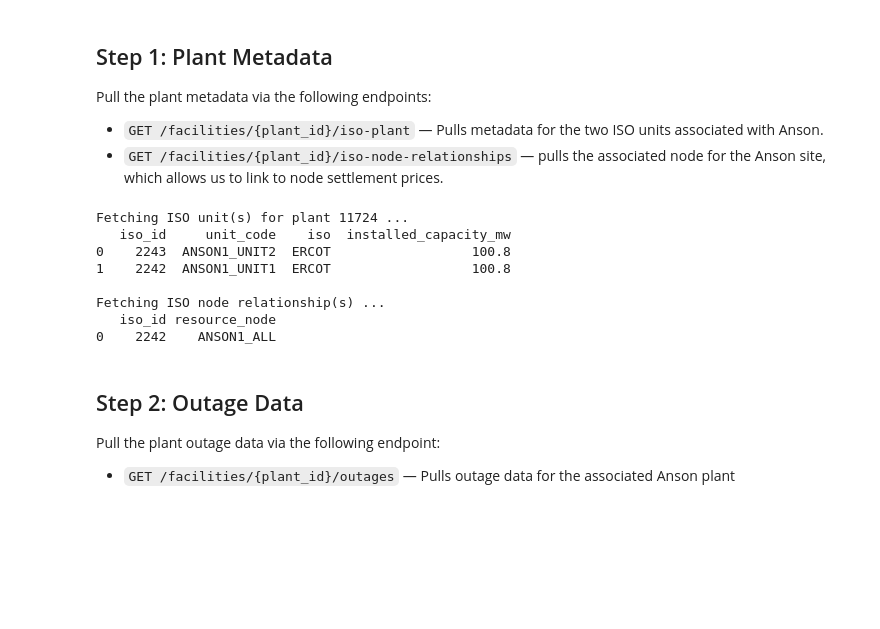
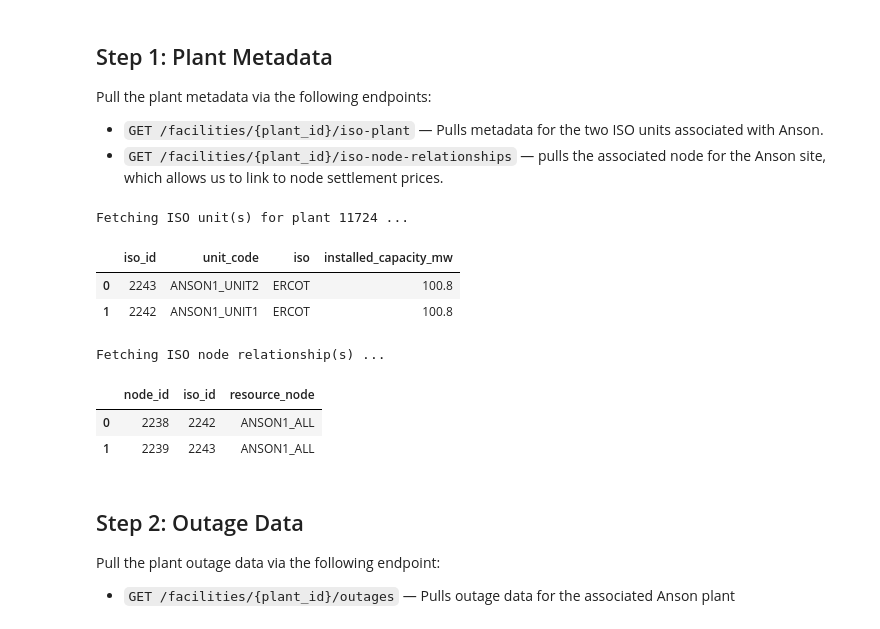
Before and after one commit to energystream-io/energystream-tutorials, a Jupyter notebook: anson-analysis/anson-analysis.ipynb, the cells around one changed output. Cells and saved outputs as stored; diff of their text form; code cells hidden in the pictures; blank space fills up the shorter version.

```diff
--- a/anson-analysis/anson-analysis.ipynb
+++ b/anson-analysis/anson-analysis.ipynb
@@ -125,30 +112,32 @@ Pull the plant metadata via the following endpoints:
 # %%
 print("Fetching ISO unit(s) for plant", PLANT_ID, "...")
 iso_plant_rows = call(f"/facilities/{PLANT_ID}/iso-plant")["rows"]
 iso_plants = pd.DataFrame(iso_plant_rows)
-print(iso_plants[["iso_id", "unit_code", "iso", "installed_capacity_mw"]])
+display(iso_plants[["iso_id", "unit_code", "iso", "installed_capacity_mw"]])
 
 # node_id values for financials/settlement-prices are available via
 # /facilities/{plant_id}/iso-node-relationships.
 print("\nFetching ISO node relationship(s) ...")
 node_rows = call(f"/facilities/{PLANT_ID}/iso-node-relationships")["rows"]
 node_relations = pd.DataFrame(node_rows)
-print(node_relations[["iso_id", "resource_node"]])
+display(node_relations[["node_id", "iso_id", "resource_node"]])
 
 unit_codes = iso_plants["unit_code"].dropna().unique().tolist()
-node_id = node_relations["iso_id"].dropna().unique()[0]
+node_ids = node_relations["node_id"].dropna().unique().tolist()
+node_id = node_ids[0]
 # Commissioning date, so the full-history pulls below don't start earlier
 # than the plant has ever had data.
 generators = pd.DataFrame(call(f"/facilities/{PLANT_ID}/generators")["rows"])
+history_date = pd.to_datetime(generators['operating_year_month'].min()).tz_localize("UTC")
 # %% [output]
 Fetching ISO unit(s) for plant 11724 ...
-   iso_id     unit_code    iso  installed_capacity_mw
-0    2243  ANSON1_UNIT2  ERCOT                  100.8
-1    2242  ANSON1_UNIT1  ERCOT                  100.8
-
-Fetching ISO node relationship(s) ...
-   iso_id resource_node
-0    2242    ANSON1_ALL
+|  | iso_id | unit_code | iso | installed_capacity_mw |
+| 0 | 2243 | ANSON1_UNIT2 | ERCOT | 100.8 |
+| 1 | 2242 | ANSON1_UNIT1 | ERCOT | 100.8 |
+Fetching ISO node relationship(s) ...
+|  | node_id | iso_id | resource_node |
+| 0 | 2238 | 2242 | ANSON1_ALL |
+| 1 | 2239 | 2243 | ANSON1_ALL |
 # %% [markdown]
 ## Step 2: Outage Data
 
```
Also changed, not shown: parts of 15 cells of this notebook, 3 other files.
